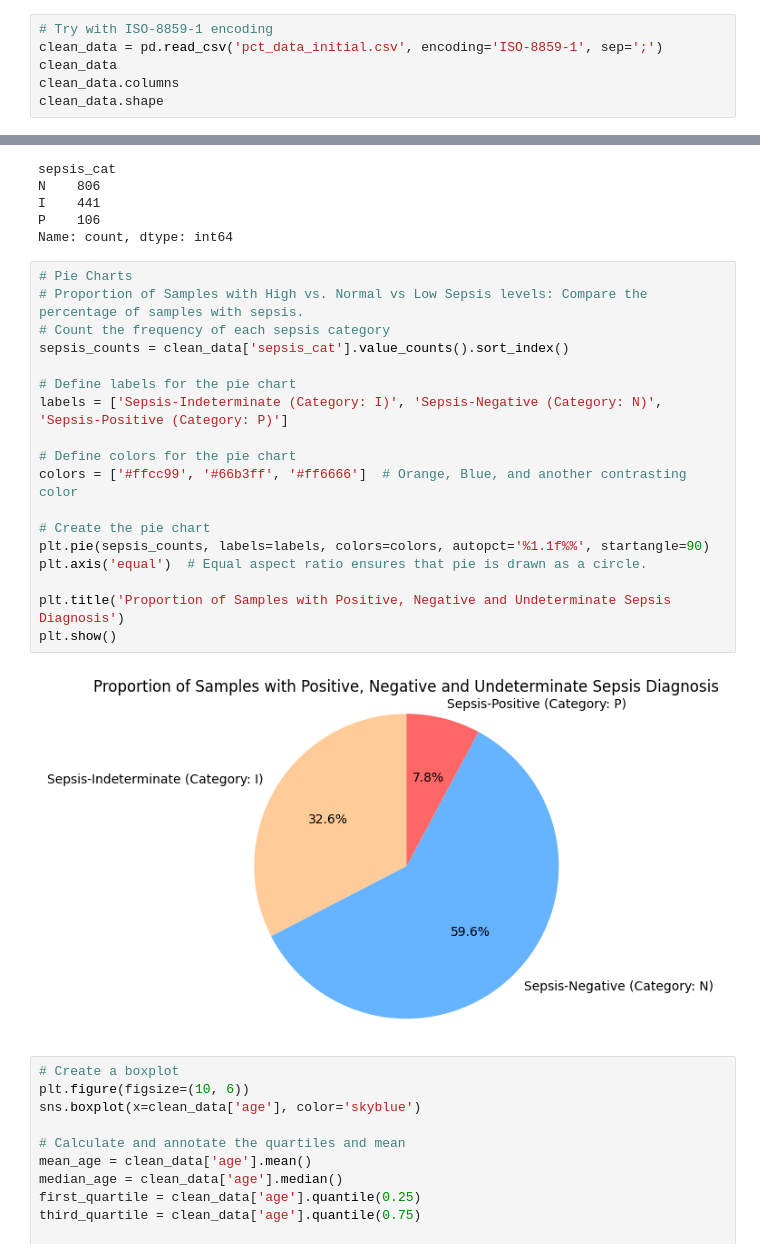
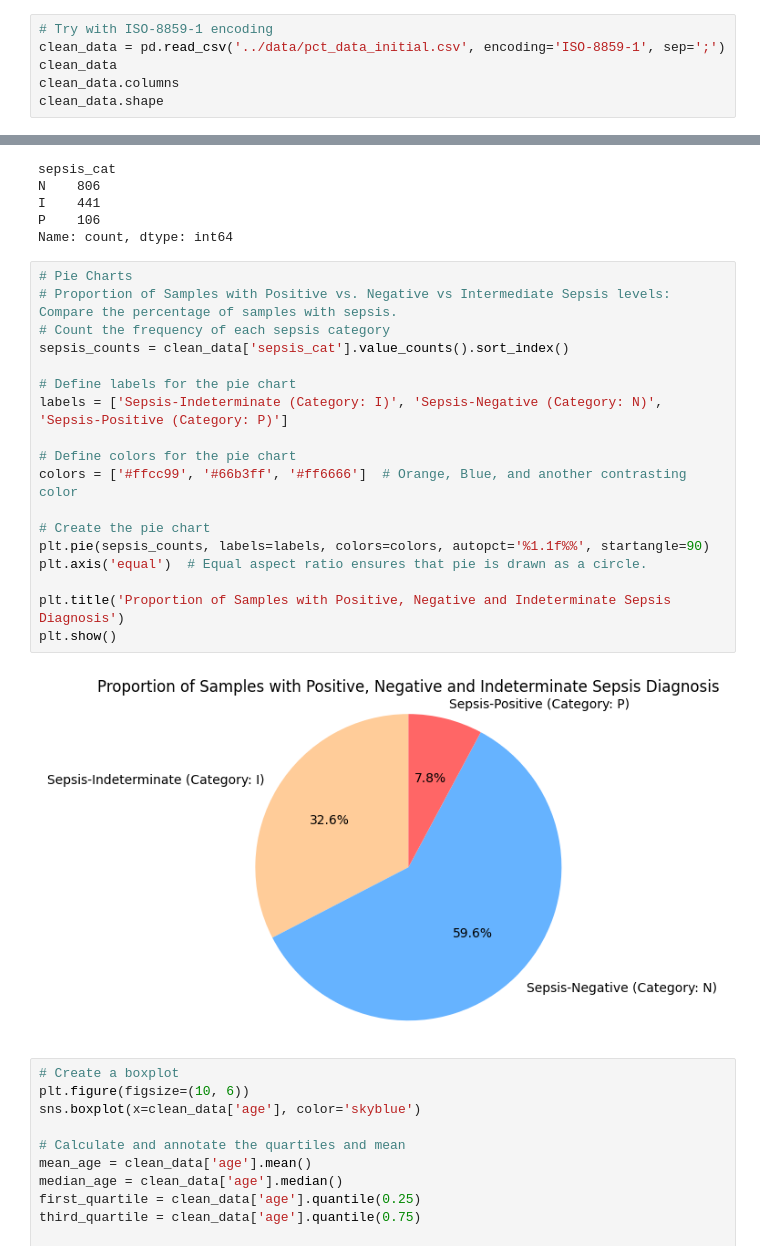
Before and after one commit to MenyaraK/blood-infection-sepsis-prediction-machine-learning-model, a Jupyter notebook: notebooks/Clean_Code_&_Feature_importance_01.ipynb, the cells around one changed output, grey strips where cells are left out. Cells and saved outputs as stored; diff of their text form.

```diff
--- a/notebooks/Clean_Code_&_Feature_importance_01.ipynb
+++ b/notebooks/Clean_Code_&_Feature_importance_01.ipynb
@@ -40,7 +46,7 @@ additional_data.shape
 (30000, 10)
 # %%
 # Try with ISO-8859-1 encoding
-clean_data = pd.read_csv('pct_data_initial.csv', encoding='ISO-8859-1', sep=';')
+clean_data = pd.read_csv('../data/pct_data_initial.csv', encoding='ISO-8859-1', sep=';')
 clean_data
 clean_data.columns
 clean_data.shape
@@ -184,24 +190,24 @@ P    106
 Name: count, dtype: int64
 # %%
 # Pie Charts
-# Proportion of Samples with High vs. Normal vs Low Sepsis levels: Compare the percentage of samples with sepsis.
+# Proportion of Samples with Positive vs. Negative vs Intermediate Sepsis levels: Compare the percentage of samples with sepsis.
 # Count the frequency of each sepsis category
 sepsis_counts = clean_data['sepsis_cat'].value_counts().sort_index()
 
 # Define labels for the pie chart
 labels = ['Sepsis-Indeterminate (Category: I)', 'Sepsis-Negative (Category: N)', 'Sepsis-Positive (Category: P)']
 
 # Define colors for the pie chart
 colors = ['#ffcc99', '#66b3ff', '#ff6666']  # Orange, Blue, and another contrasting color
 
 # Create the pie chart
 plt.pie(sepsis_counts, labels=labels, colors=colors, autopct='%1.1f%%', startangle=90)
 plt.axis('equal')  # Equal aspect ratio ensures that pie is drawn as a circle.
 
-plt.title('Proportion of Samples with Positive, Negative and Undeterminate Sepsis Diagnosis')
+plt.title('Proportion of Samples with Positive, Negative and Indeterminate Sepsis Diagnosis')
 plt.show()
 # %% [output]
-[figure, old version]
+[figure, new version]
 # %%
 # Create a boxplot
 plt.figure(figsize=(10, 6))
```
Also changed, not shown: parts of 24 cells of this notebook, 1 other file.
